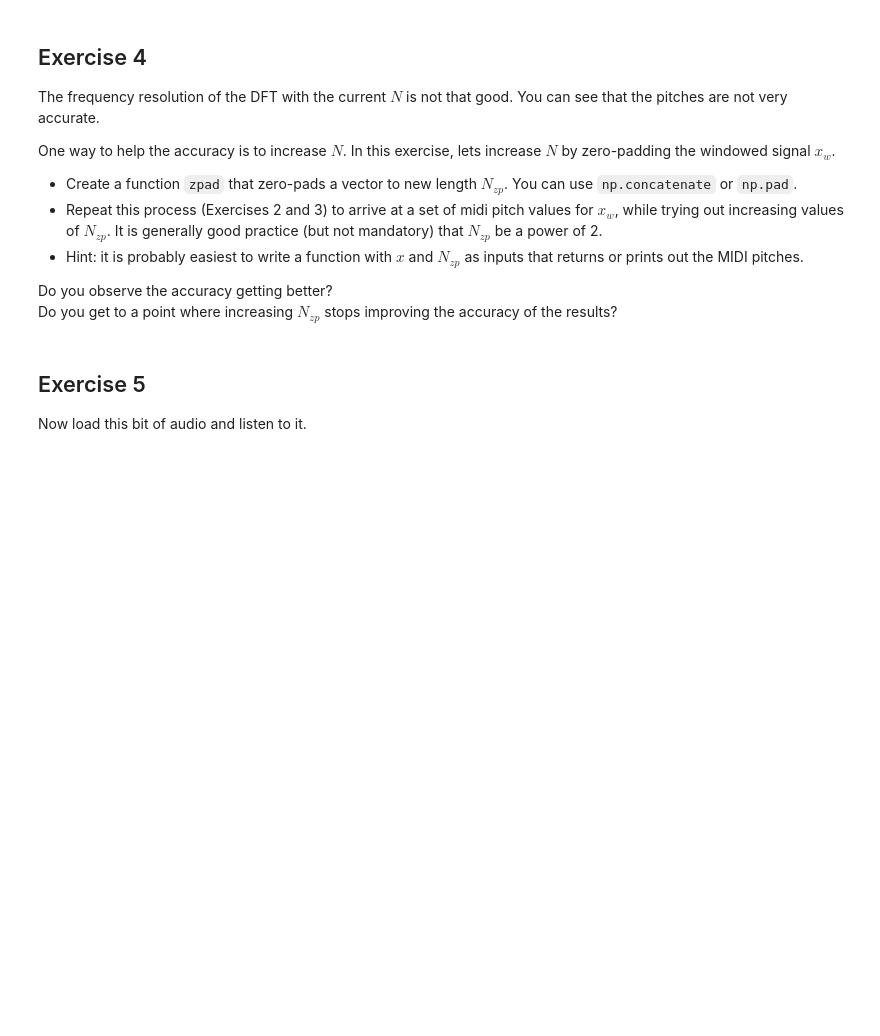
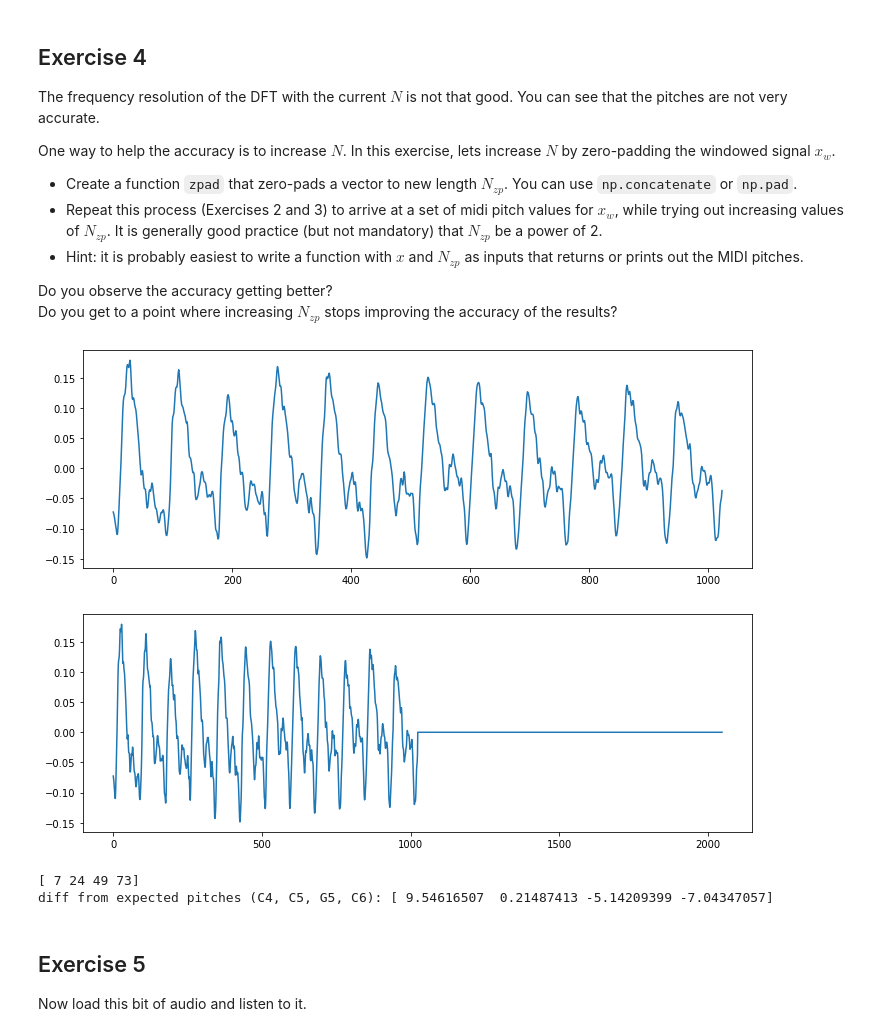
Before and after one commit to jmftrindade/digital_music_processing, a Jupyter notebook: 3_fourier/lab3.ipynb, the cells around one changed output. Saved outputs shown, nothing was run; the diff lists cells and outputs as text; code cells hidden in the pictures; blank space fills up the shorter version.

```diff
--- a/3_fourier/lab3.ipynb
+++ b/3_fourier/lab3.ipynb
@@ -148,7 +147,7 @@ plt.plot(X)
 plt.title('RFFT')
 plt.show()
 
-peaks = fmp.find_peaks(mag, thresh=0.15)
+peaks = fmp.find_peaks(X, thresh=0.15)
 plt.stem(peaks)
 plt.title('Highest 4 peaks')
 plt.show()
@@ -194,0 +188,12 @@ def freq_to_pitch(f):
+# %%
+def freq_to_pitch(f):
+    freq_A4 = 440
+    return 12*np.log2(f/(freq_A4*1.0)) + 69
+
+# print midi pitches
+p = [freq_to_pitch(f) for f in bin_to_freq(peaks)]
+print(f'pitches from DFT: {p}')
+
+# how accurate are the pitches from DFT analysis? not very.
+diff = np.array([60, 72, 79, 84]) - p
+print(f'diff from expected pitches (C4, C5, G5, C6): {diff}')
@@ -215,3 +218,35 @@ def zpad(x, nzp):
+# %%
+def zpad(x, nzp):
+    return np.pad(x, [(0, nzp - len(x))], mode='constant')
+
+def bin_to_freq2(k, N, N1):
+    if isinstance(k, (list, np.ndarray)):
+        return [i * fs / N for i in k]
+    return k * fs / N
+
+# run Ex 3-4 with different values of nzp
+def print_pitches(x, nzp):
+    plt.plot(x)
+    plt.show()
+
+    plt.plot(zpad(x, nzp))
+    plt.show()
+
+    x_w = zpad(x, nzp) * np.hanning(nzp)
+
+    X = np.abs(np.fft.rfft(x_w))
+    peaks = fmp.find_peaks(X, thresh=0.225)
+    print(peaks)
+    p = [freq_to_pitch(f) for f in bin_to_freq(peaks)]
+    diff = np.array([60, 72, 79, 84]) - p
+    print(f'diff from expected pitches (C4, C5, G5, C6): {diff}')
+
+print_pitches(x, 2048)
+# %% [output]
+[figure, added]
+[figure, added]
+[ 7 24 49 73]
+diff from expected pitches (C4, C5, G5, C6): [ 9.54616507  0.21487413 -5.14209399 -7.04347057]
 # %%
 connect_to_queue()
 # %% [markdown]
```
Also changed, not shown: parts of 8 cells of this notebook, 1 other file.
